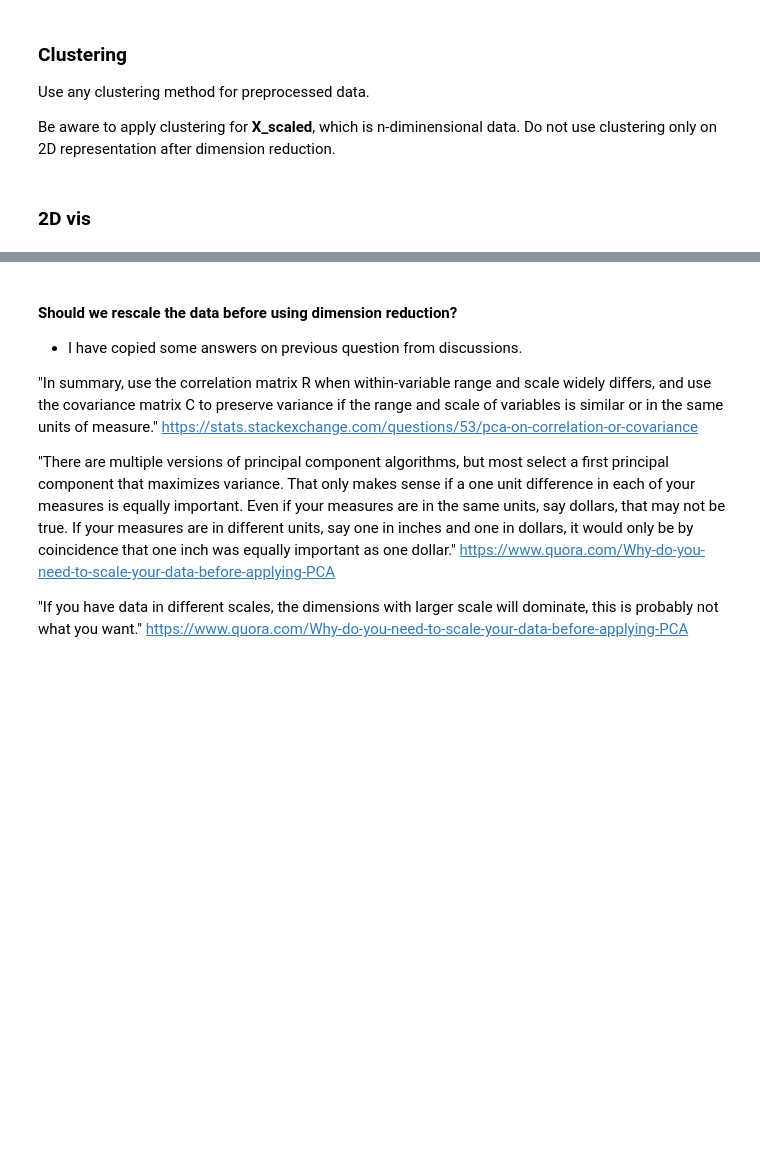
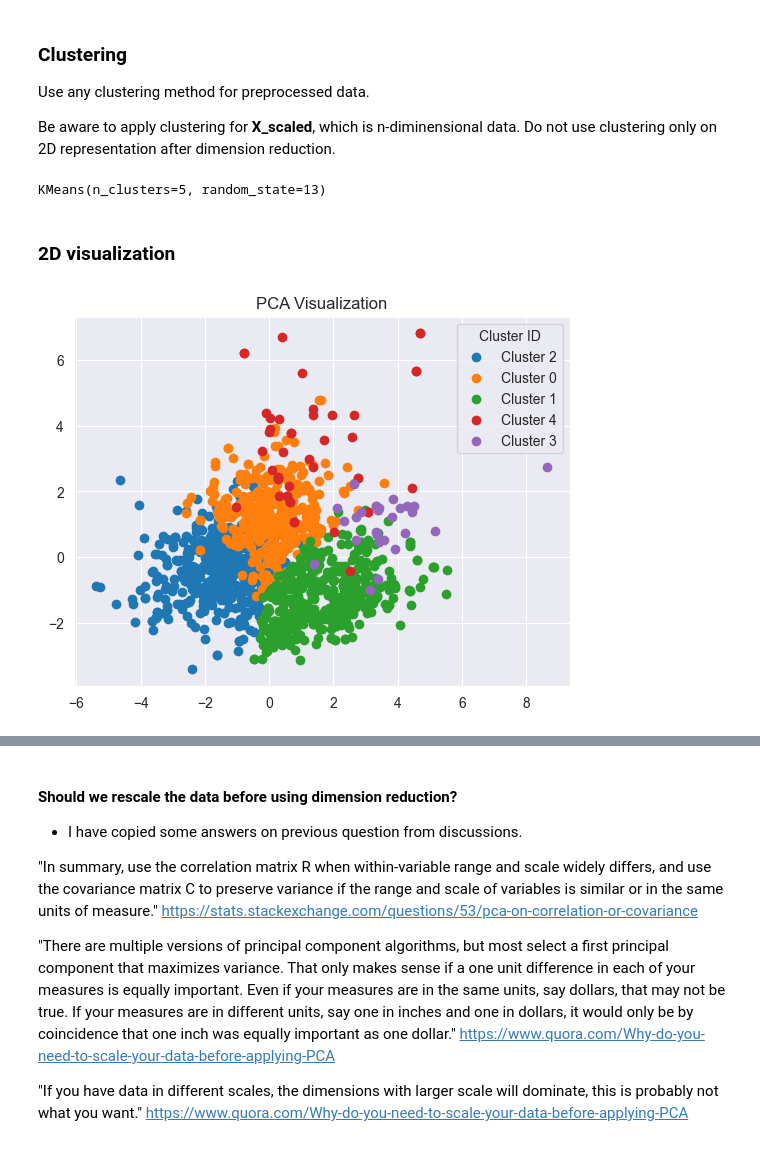
Before and after one commit to SLI0124/strojove-uceni, a Jupyter notebook: tasks/task4.ipynb, the cells around one changed output, grey strips where cells are left out. Cells and saved outputs as stored; diff of their text form; code cells hidden in the pictures; blank space fills up the shorter version.

```diff
--- a/tasks/task4.ipynb
+++ b/tasks/task4.ipynb
@@ -129,7 +324,7 @@ We have tried some clustering for **Red wine quality data** last week. I have co
 - https://scikit-learn.org/stable/modules/generated/sklearn.decomposition.PCA.html
 - https://scikit-learn.org/stable/modules/generated/sklearn.manifold.TSNE.html
 # %%
-df = pd.read_csv('data_clustering/winequality-red.csv')
+df = pd.read_csv('https://homel.vsb.cz/~pro0199/files/data_clustering/winequality-red.csv')
 df_only_numeric = df.select_dtypes(np.number).drop('quality', axis=1)
 scaler = sklearn.preprocessing.StandardScaler()
 X_scaled = scaler.fit_transform(df_only_numeric.values)
@@ -141,0 +339,7 @@ Be aware to apply clustering for **X_scaled**, which is n-diminensional data. Do
+# %%
+number_of_clusters = 5  # see previous task, where we've chosen this number
+# %%
+clustering = sklearn.cluster.KMeans(n_clusters=number_of_clusters, random_state=13)
+clustering.fit(X_scaled)
+# %% [output]
+KMeans(n_clusters=5, random_state=13)
@@ -141,0 +349,18 @@ Be aware to apply clustering for **X_scaled**, which is n-diminensional data. Do
+# %%
+def plot_reduced(df, reducer, number_of_components=2):
+    red = reducer(n_components=number_of_components)
+    reduced = red.fit_transform(df)
+
+    reduced_df = pd.DataFrame({'x': reduced[:, 0], 'y': reduced[:, 1]})
+    reduced_df['cluster_id'] = clustering.labels_
+
+    for cluster_id in reduced_df['cluster_id'].unique():
+        cluster_data = reduced_df[reduced_df['cluster_id'] == cluster_id]
+        plt.scatter(x=cluster_data['x'], y=cluster_data['y'], label=f'Cluster {cluster_id}')
+
+    title = f"{reducer.__name__} Visualization"
+    plt.title(title)
+
+    plt.legend(title="Cluster ID")
+
+    plt.show()
@@ -142,2 +369,2 @@ Be aware to apply clustering for **X_scaled**, which is n-diminensional data. Do
 # %% [markdown]
-### 2D vis
+### 2D visualization
@@ -143,0 +374,4 @@ Be aware to apply clustering for **X_scaled**, which is n-diminensional data. Do
+# %%
+plot_reduced(X_scaled, PCA)
+# %% [output]
+[figure, added]
```
Also changed, not shown: parts of 60 cells of this notebook, 2 other files.
